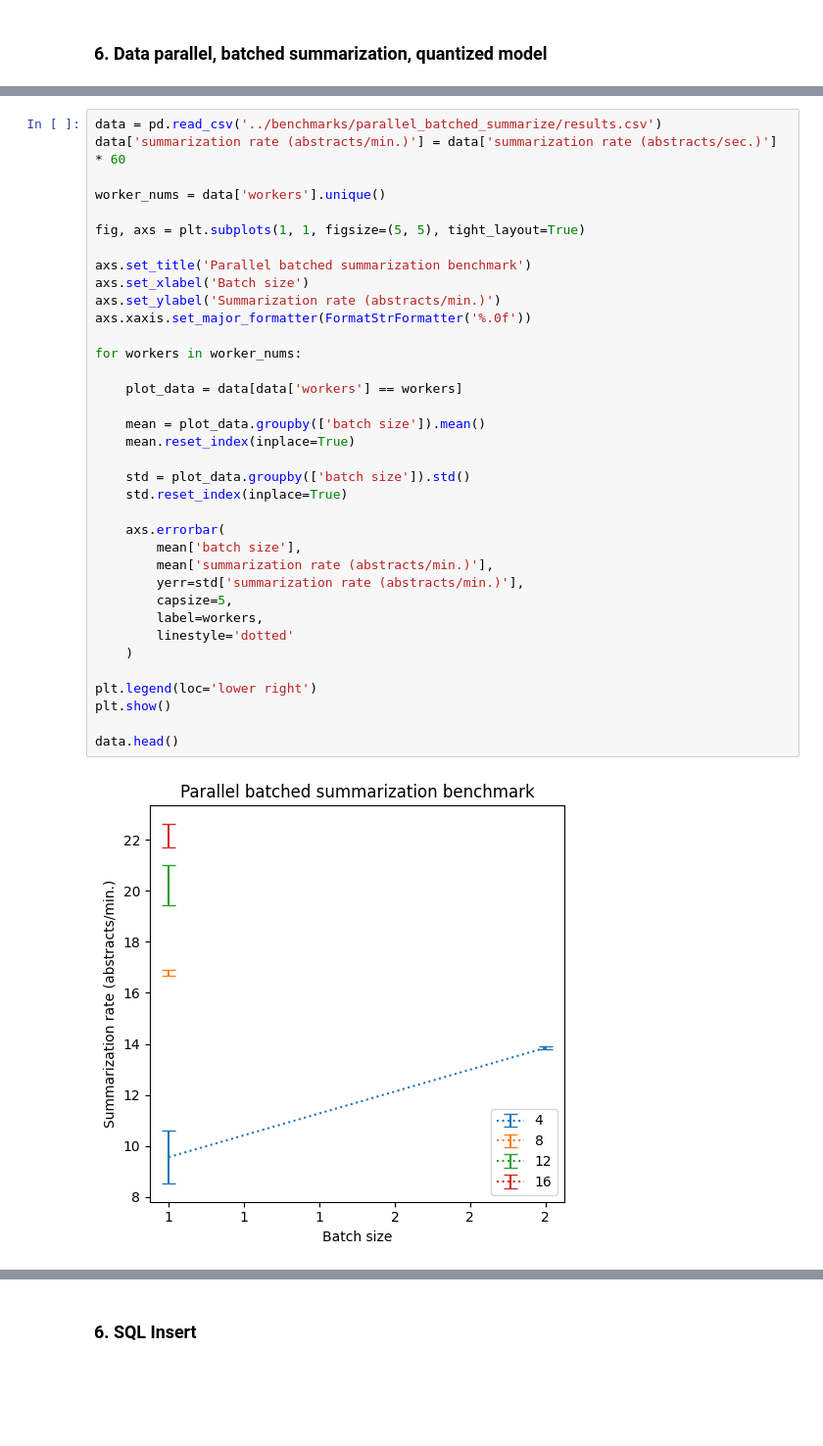
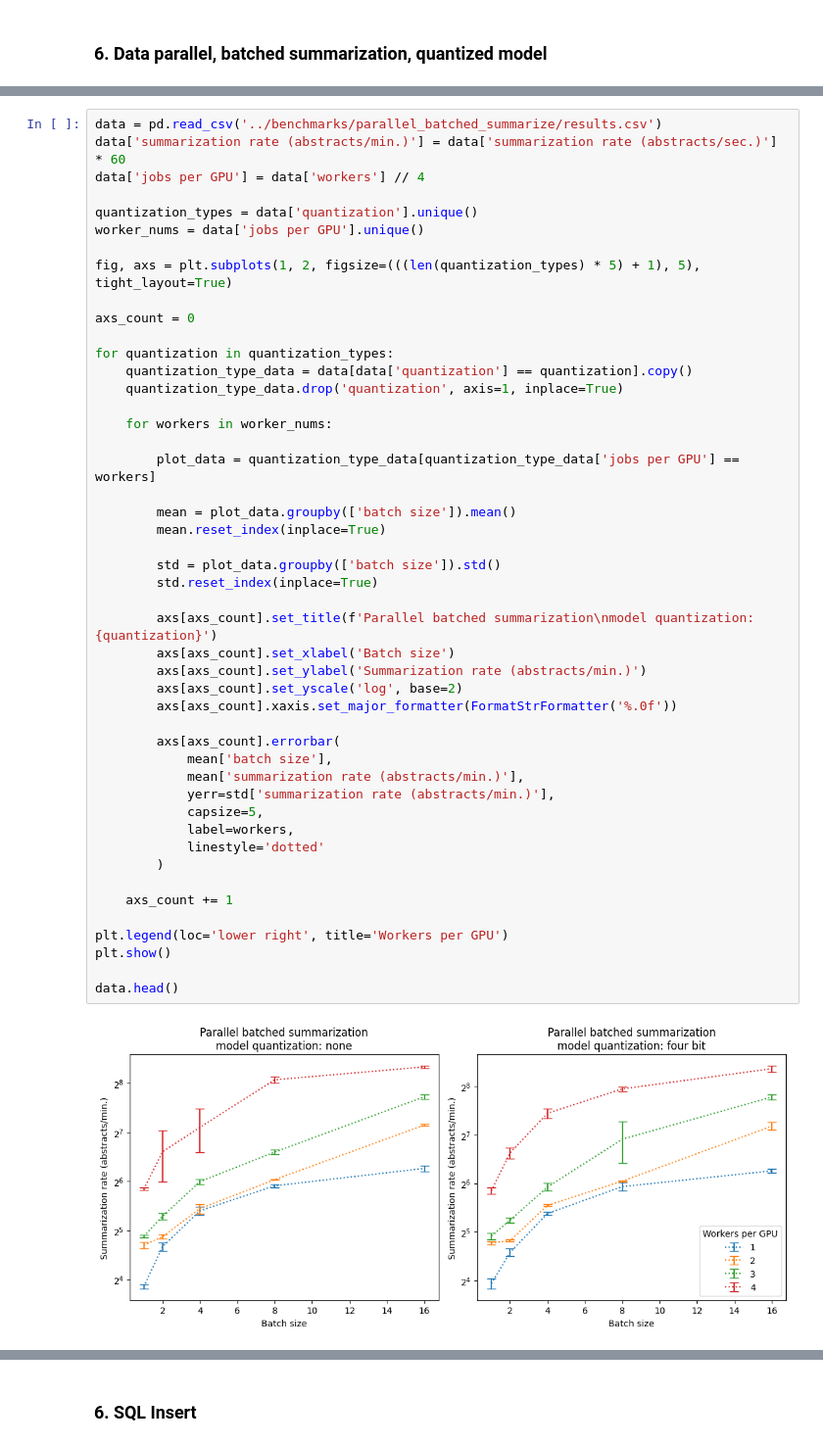
Before and after one commit to gperdrizet/PUBSUM, a Jupyter notebook: pubsum/notebooks/benchmarking_results.ipynb, the cells around one changed output, grey strips where cells are left out. Shown at 98% size. Cells and saved outputs as stored; diff of their text form; blank space fills up the shorter version.

Commit message:
Updated plots

```diff
--- a/pubsum/notebooks/benchmarking_results.ipynb
+++ b/pubsum/notebooks/benchmarking_results.ipynb
@@ -238,38 +258,49 @@ data.head()
 # %%
 data = pd.read_csv('../benchmarks/parallel_batched_summarize/results.csv')
 data['summarization rate (abstracts/min.)'] = data['summarization rate (abstracts/sec.)'] * 60
+data['jobs per GPU'] = data['workers'] // 4
 
-worker_nums = data['workers'].unique()
+quantization_types = data['quantization'].unique()
+worker_nums = data['jobs per GPU'].unique()
 
-fig, axs = plt.subplots(1, 1, figsize=(5, 5), tight_layout=True)
+fig, axs = plt.subplots(1, 2, figsize=(((len(quantization_types) * 5) + 1), 5), tight_layout=True)
 
-axs.set_title('Parallel batched summarization benchmark')
-axs.set_xlabel('Batch size')
-axs.set_ylabel('Summarization rate (abstracts/min.)')
-axs.xaxis.set_major_formatter(FormatStrFormatter('%.0f'))
+axs_count = 0
 
-for workers in worker_nums:
+for quantization in quantization_types:
+    quantization_type_data = data[data['quantization'] == quantization].copy()
+    quantization_type_data.drop('quantization', axis=1, inplace=True)
 
-    plot_data = data[data['workers'] == workers]
+    for workers in worker_nums:
 
-    mean = plot_data.groupby(['batch size']).mean()
-    mean.reset_index(inplace=True)
+        plot_data = quantization_type_data[quantization_type_data['jobs per GPU'] == workers]
 
-    std = plot_data.groupby(['batch size']).std()
-    std.reset_index(inplace=True)
+        mean = plot_data.groupby(['batch size']).mean()
+        mean.reset_index(inplace=True)
 
-    axs.errorbar(
-        mean['batch size'],
-        mean['summarization rate (abstracts/min.)'],
-        yerr=std['summarization rate (abstracts/min.)'],
-        capsize=5,
-        label=workers,
-        linestyle='dotted'
-    )
+        std = plot_data.groupby(['batch size']).std()
+        std.reset_index(inplace=True)
 
-plt.legend(loc='lower right')
+        axs[axs_count].set_title(f'Parallel batched summarization\nmodel quantization: {quantization}')
+        axs[axs_count].set_xlabel('Batch size')
+        axs[axs_count].set_ylabel('Summarization rate (abstracts/min.)')
+        axs[axs_count].set_yscale('log', base=2)
+        axs[axs_count].xaxis.set_major_formatter(FormatStrFormatter('%.0f'))
+
+        axs[axs_count].errorbar(
+            mean['batch size'],
+            mean['summarization rate (abstracts/min.)'],
+            yerr=std['summarization rate (abstracts/min.)'],
+            capsize=5,
+            label=workers,
+            linestyle='dotted'
+        )
+
+    axs_count += 1
+
+plt.legend(loc='lower right', title='Workers per GPU')
 plt.show()
 
 data.head()
 # %% [output]
-[figure, old version]
+[figure, new version]
```
Also changed, not shown: parts of 5 cells of this notebook.
